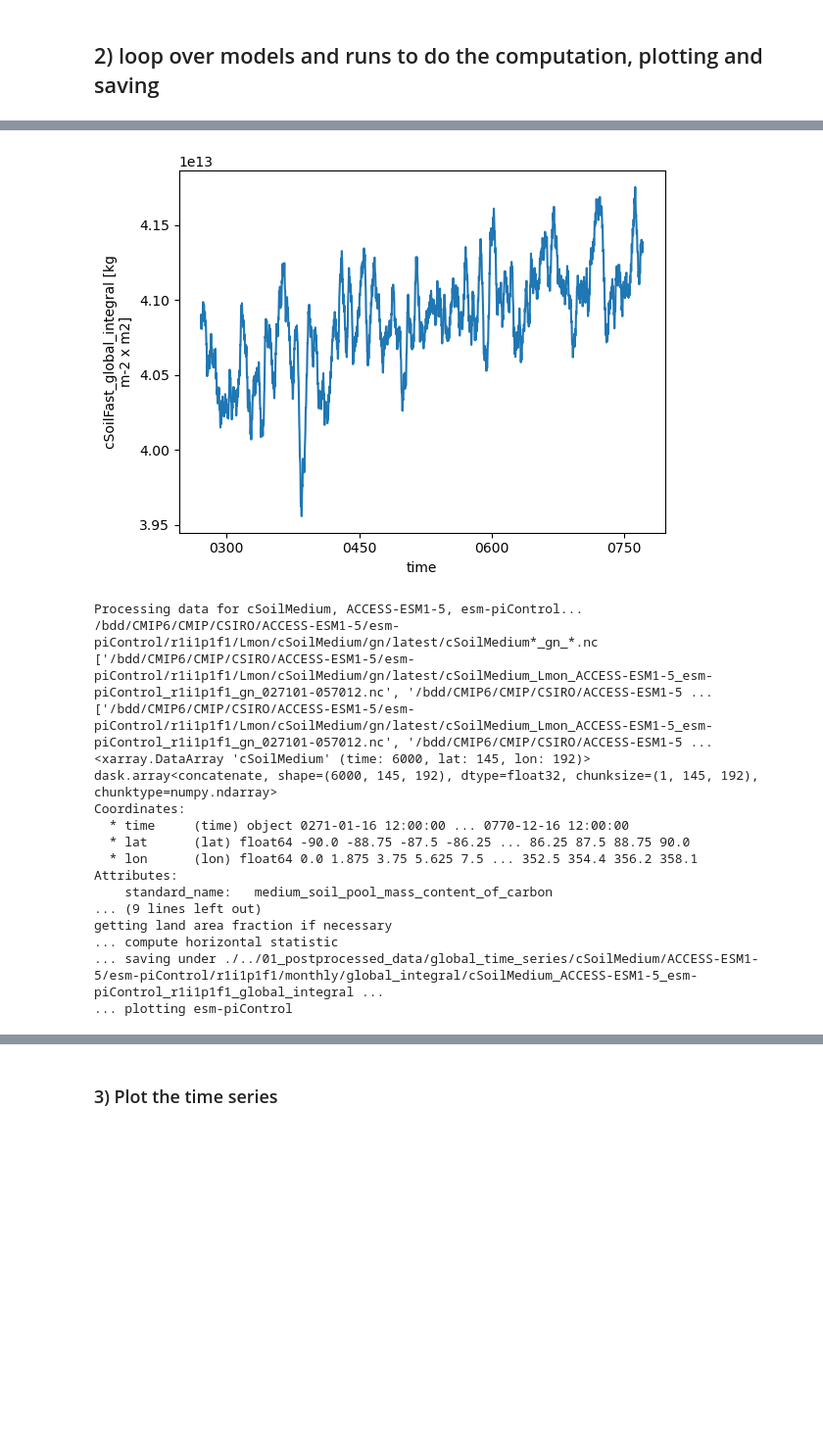
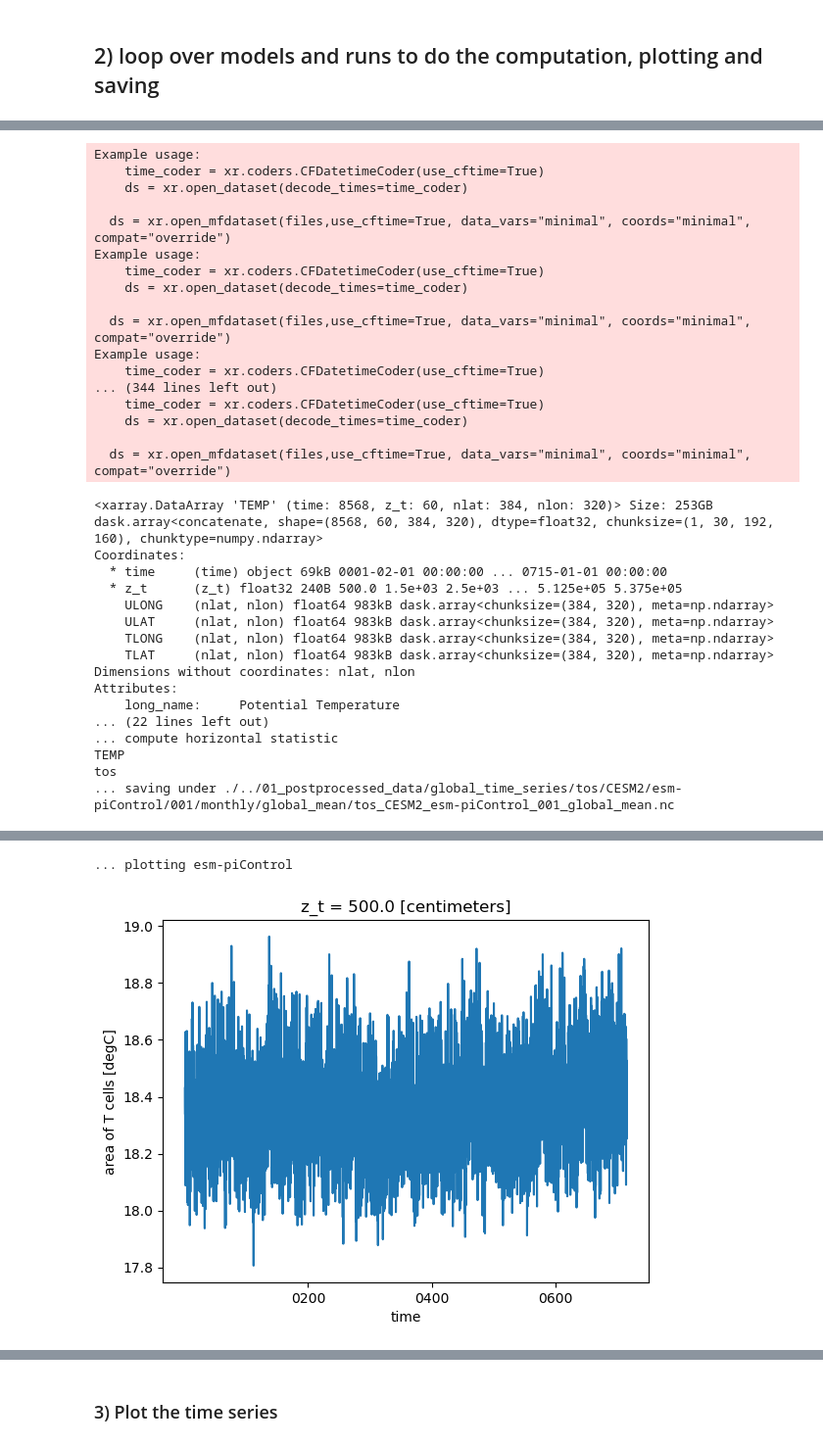
Before and after one commit to eikekoehn/TIPMIP_carbon_cycle, a Jupyter notebook: 01_postprocessing/calc_time_series_of_global_statistic.ipynb, the cells around one changed output, grey strips where cells are left out. Shown at 98% size. Drawn from its saved outputs; the diff is of its cells as text; code cells hidden in the pictures; blank space fills up the shorter version.

Commit message:
update CESM2 tos

```diff
--- a/01_postprocessing/calc_time_series_of_global_statistic.ipynb
+++ b/01_postprocessing/calc_time_series_of_global_statistic.ipynb
@@ -57,11 +57,11 @@ def get_vert_stat(varia,default=True):
 # %%
 #stat = 'integral'#'mean'
 freq_input = 'monthly'#, 'yearly', 'daily'] #freq_output = 'monthly'#, 'yearly', 'daily', 'climatology', None]
-varias = ['tas']#['cSoilFast','cSoilMedium','cSoilSlow']#['epc100','cLand','cVeg','nbp','intpp','npp']#,'fgco2',''epc100']#['epc100','fgco2','intpp','tos']#['npp','cSoil','cLand','cVeg']#['fgco2','tas']#['epc100']#['fgco2','intpp','npp','cLand']#['co2s']#['intpp','chlos','epc100']#['cLand','cVeg','cSoil','npp','co2mass','tas','tos','fgco2','nbp','fco2antt','intpp','npp','cLand','cVeg','cSoil','intdic']#['npp','cLand','fgco2','nbp','fco2antt']#'fco2antt']#['tas','nbp','fgco2','fco2antt','co2mass','tos','npp']#]#['intpp','npp','tos'] # ['fgco2','nbp','cLand','dissic','cSoil','cVeg','cLitter','cCwd']#  # 'tas',                ,'co2mass']#['fgco2']#['nbp']#['nbp','cLand'] #['nbp']#['nbp']#['fco2antt']#['cLand','cSoil','cVeg','cLitter','cCwd']#['cLitter']#'cCwd',#['cLand']#['cSoil','cVeg']#['cLitter']#['cCwd']#['cSoil','cVeg']#'cLand',#['tas','nbp','npp','tos','fgco2','intpp']
-models = ['ACCESS-ESM1-5'] #['ACCESS-ESM1-5']#['IPSL-CM6-ESMCO2']#['NorESM2-LM']#['IPSL-CM6-ESMCO2','NorESM2-LM','GFDL-ESM2M']#['MIROC-ES2L'] ['IPSL-CM6-ESMCO2']#['EC-Earth3-ESM-1']#['UKESM1-2']#['GISSE2.1-G-CC2']#['IPSL-CM6-ESMCO2']#['IPSL-CM6-ESMCO2']#[]#['GISSE2.1-G-CC2']#['EC-Earth3-ESM-1']#,'UKESM1-2']#['NorESM2-LM']#['GFDL-ESM2M']#['IPSL-CM6-ESMCO2']#['UKESM1-2']#['IPSL-CM6-ESMCO2','NorESM2-LM','GFDL-ESM2M'] # ,
-runs = pruns.get_run_list('tipmip_tier1')[:1]#[1:]#[:-1]#[:1]#[-1:]#[:1]#[:1]#[1:]#[-1:] #
+varias = ['tos']#['cSoilFast','cSoilMedium','cSoilSlow']#['epc100','cLand','cVeg','nbp','intpp','npp']#,'fgco2',''epc100']#['epc100','fgco2','intpp','tos']#['npp','cSoil','cLand','cVeg']#['fgco2','tas']#['epc100']#['fgco2','intpp','npp','cLand']#['co2s']#['intpp','chlos','epc100']#['cLand','cVeg','cSoil','npp','co2mass','tas','tos','fgco2','nbp','fco2antt','intpp','npp','cLand','cVeg','cSoil','intdic']#['npp','cLand','fgco2','nbp','fco2antt']#'fco2antt']#['tas','nbp','fgco2','fco2antt','co2mass','tos','npp']#]#['intpp','npp','tos'] # ['fgco2','nbp','cLand','dissic','cSoil','cVeg','cLitter','cCwd']#  # 'tas',                ,'co2mass']#['fgco2']#['nbp']#['nbp','cLand'] #['nbp']#['nbp']#['fco2antt']#['cLand','cSoil','cVeg','cLitter','cCwd']#['cLitter']#'cCwd',#['cLand']#['cSoil','cVeg']#['cLitter']#['cCwd']#['cSoil','cVeg']#'cLand',#['tas','nbp','npp','tos','fgco2','intpp']
+models = ['CESM2']#['ACCESS-ESM1-5'] #['ACCESS-ESM1-5']#['IPSL-CM6-ESMCO2']#['NorESM2-LM']#['IPSL-CM6-ESMCO2','NorESM2-LM','GFDL-ESM2M']#['MIROC-ES2L'] ['IPSL-CM6-ESMCO2']#['EC-Earth3-ESM-1']#['UKESM1-2']#['GISSE2.1-G-CC2']#['IPSL-CM6-ESMCO2']#['IPSL-CM6-ESMCO2']#[]#['GISSE2.1-G-CC2']#['EC-Earth3-ESM-1']#,'UKESM1-2']#['NorESM2-LM']#['GFDL-ESM2M']#['IPSL-CM6-ESMCO2']#['UKESM1-2']#['IPSL-CM6-ESMCO2','NorESM2-LM','GFDL-ESM2M'] # ,
+runs = pruns.get_run_list('tipmip_tier1')[:1]#[5:]#[1:]#[:-1]#[:1]#[-1:]#[:1]#[:1]#[1:]#[-1:] #
 
-server='spirit'#'levante'
+server='levante'#'spirit'#
 outroot = './../01_postprocessed_data/global_time_series'
 # %% [markdown]
 ## 2) loop over models and runs to do the computation, plotting and saving
@@ -96,11 +97,13 @@ for varia in varias:
             print(f'Processing data for {varia}, {model}, {run}...')
 
             # first get the dataset
-            da = mgrab.get_data(varia,run,freq_input=freq_input,verbose_level=1,server=server)#,server=server)
+            da = mgrab.get_data(varia,run,freq_input=freq_input,verbose_level=1)#,server=server)#,server=server)
             print(f'... loading {da.time.size} data points in time.')
 
-            if model == 'CESM2' and varia == 'tos':
-                da = da.isel(z_t=0)#.squeeze()#.load()
+            if model == 'CESM2' and varia == 'TEMP':
+                print('choosing only the shallowest layer')
+                da = da.isel(z_t=0)#.squeeze().persist()
+                print(da)
 
             # =====================================================
             # OPTIONAL VERTICAL STAT
@@ -254,0 +245,34 @@ getting land area fraction if necessary
+Example usage:
+    time_coder = xr.coders.CFDatetimeCoder(use_cftime=True)
+    ds = xr.open_dataset(decode_times=time_coder)
+
+  ds = xr.open_mfdataset(files,use_cftime=True, data_vars="minimal", coords="minimal", compat="override")
+Example usage:
+    time_coder = xr.coders.CFDatetimeCoder(use_cftime=True)
+    ds = xr.open_dataset(decode_times=time_coder)
+
+  ds = xr.open_mfdataset(files,use_cftime=True, data_vars="minimal", coords="minimal", compat="override")
+Example usage:
+    time_coder = xr.coders.CFDatetimeCoder(use_cftime=True)
+... (344 lines left out)
+    time_coder = xr.coders.CFDatetimeCoder(use_cftime=True)
+    ds = xr.open_dataset(decode_times=time_coder)
+
+  ds = xr.open_mfdataset(files,use_cftime=True, data_vars="minimal", coords="minimal", compat="override")
+<xarray.DataArray 'TEMP' (time: 8568, z_t: 60, nlat: 384, nlon: 320)> Size: 253GB
+dask.array<concatenate, shape=(8568, 60, 384, 320), dtype=float32, chunksize=(1, 30, 192, 160), chunktype=numpy.ndarray>
+Coordinates:
+  * time     (time) object 69kB 0001-02-01 00:00:00 ... 0715-01-01 00:00:00
+  * z_t      (z_t) float32 240B 500.0 1.5e+03 2.5e+03 ... 5.125e+05 5.375e+05
+    ULONG    (nlat, nlon) float64 983kB dask.array<chunksize=(384, 320), meta=np.ndarray>
+    ULAT     (nlat, nlon) float64 983kB dask.array<chunksize=(384, 320), meta=np.ndarray>
+    TLONG    (nlat, nlon) float64 983kB dask.array<chunksize=(384, 320), meta=np.ndarray>
+    TLAT     (nlat, nlon) float64 983kB dask.array<chunksize=(384, 320), meta=np.ndarray>
+Dimensions without coordinates: nlat, nlon
+Attributes:
+    long_name:     Potential Temperature
+... (22 lines left out)
+... compute horizontal statistic
+TEMP
+tos
+... saving under ./../01_postprocessed_data/global_time_series/tos/CESM2/esm-piControl/001/monthly/global_mean/tos_CESM2_esm-piControl_001_global_mean.nc
@@ -255,18 +284,2 @@ getting land area fraction if necessary
+... plotting esm-piControl
-[figure, old version]
+[figure, new version]
-Processing data for cSoilMedium, ACCESS-ESM1-5, esm-piControl...
-/bdd/CMIP6/CMIP/CSIRO/ACCESS-ESM1-5/esm-piControl/r1i1p1f1/Lmon/cSoilMedium/gn/latest/cSoilMedium*_gn_*.nc
-['/bdd/CMIP6/CMIP/CSIRO/ACCESS-ESM1-5/esm-piControl/r1i1p1f1/Lmon/cSoilMedium/gn/latest/cSoilMedium_Lmon_ACCESS-ESM1-5_esm-piControl_r1i1p1f1_gn_027101-057012.nc', '/bdd/CMIP6/CMIP/CSIRO/ACCESS-ESM1-5 ...
-['/bdd/CMIP6/CMIP/CSIRO/ACCESS-ESM1-5/esm-piControl/r1i1p1f1/Lmon/cSoilMedium/gn/latest/cSoilMedium_Lmon_ACCESS-ESM1-5_esm-piControl_r1i1p1f1_gn_027101-057012.nc', '/bdd/CMIP6/CMIP/CSIRO/ACCESS-ESM1-5 ...
-<xarray.DataArray 'cSoilMedium' (time: 6000, lat: 145, lon: 192)>
-dask.array<concatenate, shape=(6000, 145, 192), dtype=float32, chunksize=(1, 145, 192), chunktype=numpy.ndarray>
-Coordinates:
-  * time     (time) object 0271-01-16 12:00:00 ... 0770-12-16 12:00:00
-  * lat      (lat) float64 -90.0 -88.75 -87.5 -86.25 ... 86.25 87.5 88.75 90.0
-  * lon      (lon) float64 0.0 1.875 3.75 5.625 7.5 ... 352.5 354.4 356.2 358.1
-Attributes:
-    standard_name:   medium_soil_pool_mass_content_of_carbon
-... (9 lines left out)
-getting land area fraction if necessary
-... compute horizontal statistic
-... saving under ./../01_postprocessed_data/global_time_series/cSoilMedium/ACCESS-ESM1-5/esm-piControl/r1i1p1f1/monthly/global_integral/cSoilMedium_ACCESS-ESM1-5_esm-piControl_r1i1p1f1_global_integral ...
-... plotting esm-piControl
```
Also changed, not shown: parts of 2 cells of this notebook, 7 other files.
